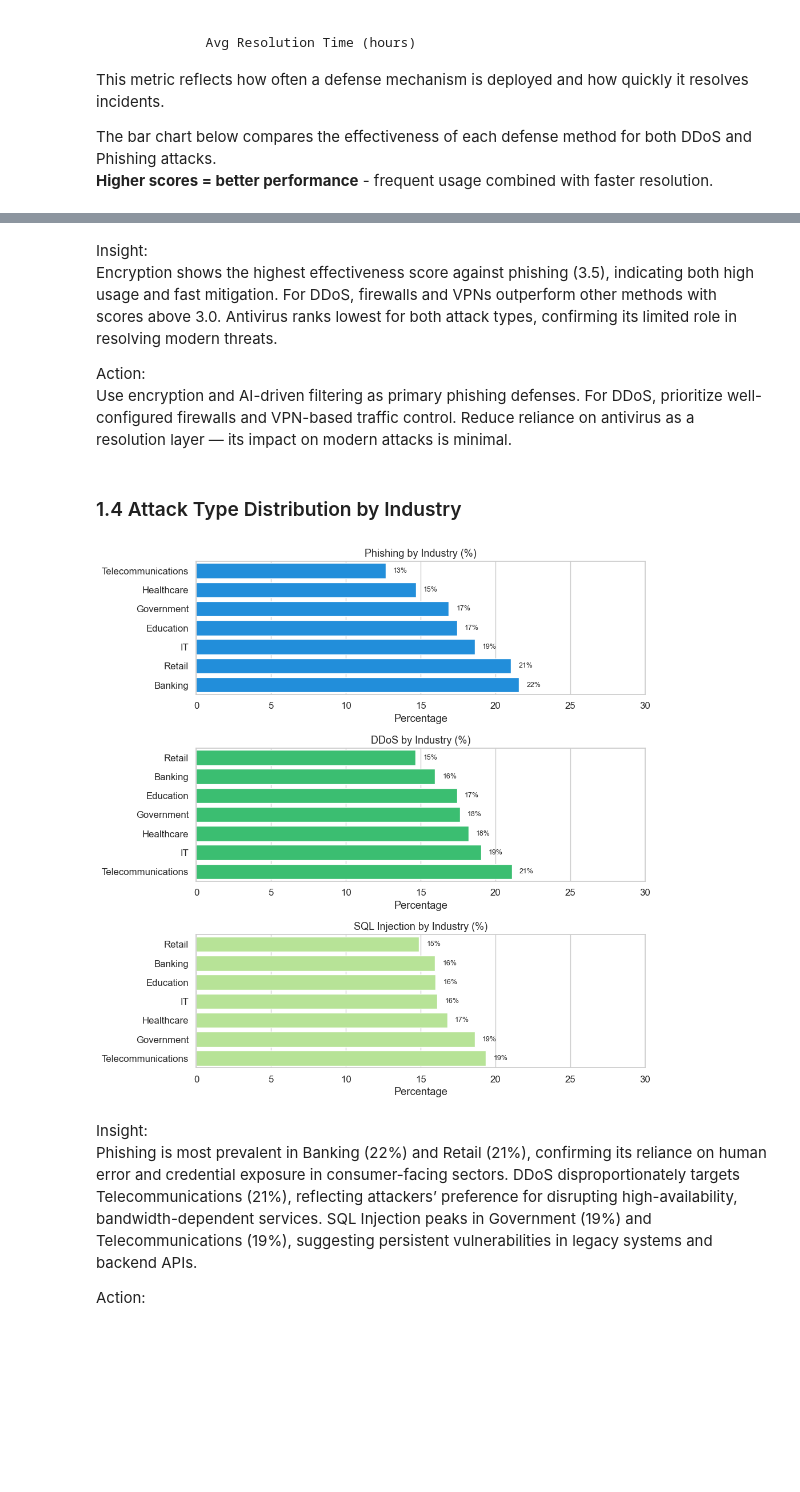
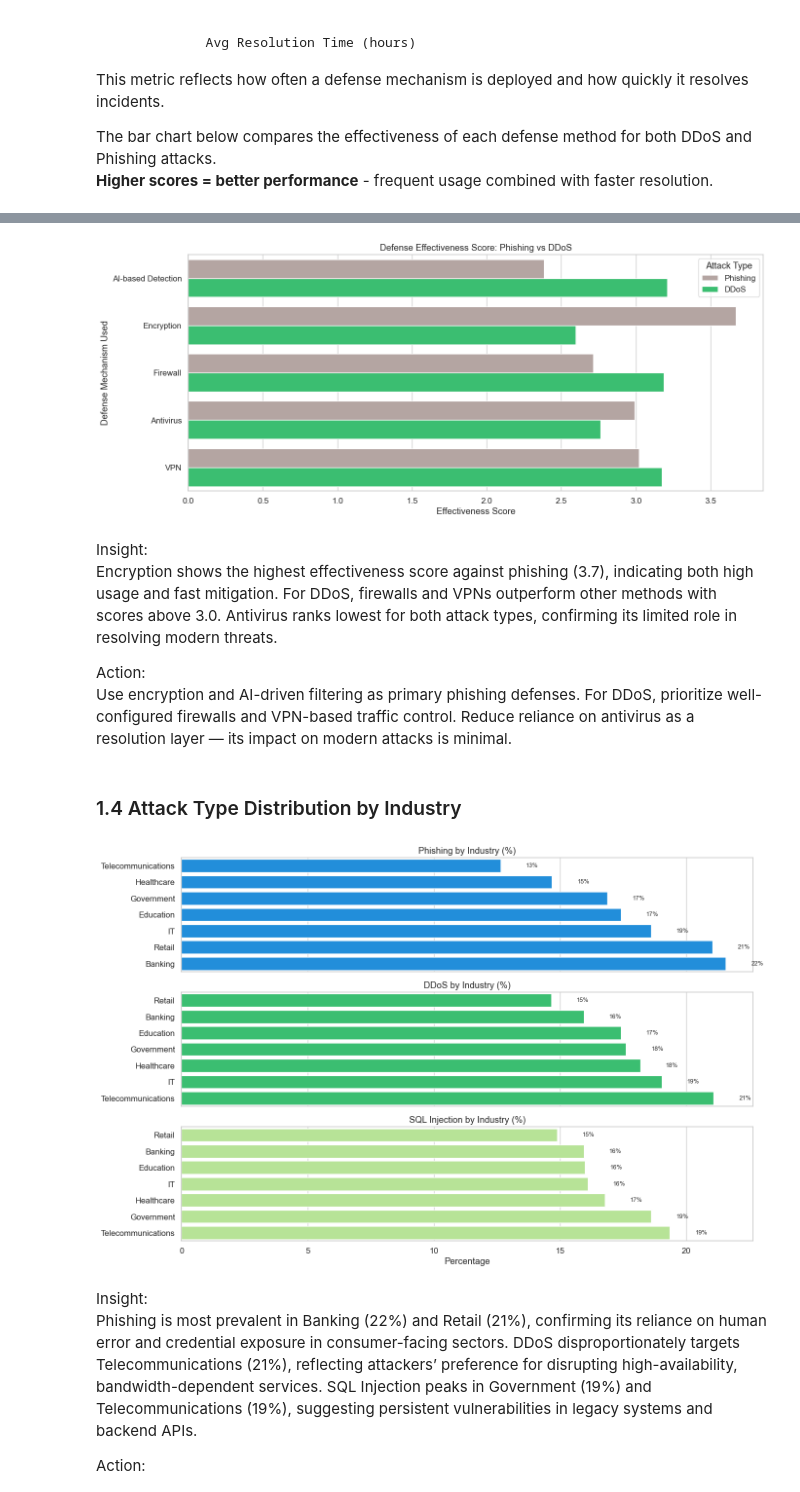
Before and after one commit to dolludaa/Global-Cybersecurity-Threats-2015-2024, a Jupyter notebook: business_analysis.ipynb, the cells around one changed output, grey strips where cells are left out. Cells and saved outputs as stored; diff of their text form; code cells hidden in the pictures; blank space fills up the shorter version.

```diff
--- a/business_analysis.ipynb
+++ b/business_analysis.ipynb
@@ -231,6 +172,21 @@ plt.show()
+# %%
+plt.figure(figsize=(14, 6))
+sns.barplot(
+    data=summary.sort_values('Effectiveness Score'),
+    x='Effectiveness Score',
+    y='Defense Mechanism Used',
+    hue='Attack Type',
+    palette=[palette[5], palette[1]]
+)
+
+plt.title('Defense Effectiveness Score: Phishing vs DDoS')
+plt.tight_layout()
+plt.show()
+# %% [output]
+[figure, added]
 # %% [markdown]
 Insight:
-Encryption shows the highest effectiveness score against phishing (3.5), indicating both high usage and fast mitigation. For DDoS, firewalls and VPNs outperform other methods with scores above 3.0. Antivirus ranks lowest for both attack types, confirming its limited role in resolving modern threats.
+Encryption shows the highest effectiveness score against phishing (3.7), indicating both high usage and fast mitigation. For DDoS, firewalls and VPNs outperform other methods with scores above 3.0. Antivirus ranks lowest for both attack types, confirming its limited role in resolving modern threats.
 
 Action:
 Use encryption and AI-driven filtering as primary phishing defenses. For DDoS, prioritize well-configured firewalls and VPN-based traffic control. Reduce reliance on antivirus as a resolution layer — its impact on modern attacks is minimal.
@@ -238,30 +194,23 @@ Use encryption and AI-driven filtering as primary phishing defenses. For DDoS, p
 ### 1.4 Attack Type Distribution by Industry
 # %%
 industry = df.groupby(['Target Industry', 'Attack Type']).size().unstack(fill_value=0)
-industry_percent = industry.div(industry.sum(axis=1), axis=0) * 100
+pct = industry.div(industry.sum(axis=1), axis=0) * 100
+focus = ['Phishing', 'DDoS', 'SQL Injection']
 
-focus_types = ['Phishing', 'DDoS', 'SQL Injection']
-
-plt.figure(figsize=(10, 10))
-
-for i, attack in enumerate(focus_types):
-    ax = plt.subplot(3, 1, i + 1)
-    data = industry_percent[attack].sort_values(ascending=True)
-
-    sns.barplot(x=data.values, y=data.index, ax=ax, color=palette[i])
-
-    for index, value in enumerate(data.values):
-        ax.text(value + 0.5, index, f'{value:.0f}%', va='center', fontsize=9)
-
-    ax.set_title(f'{attack} by Industry (%)', fontsize=13)
-    ax.set_xlim(0, max(data.max() + 5, 30))
-    ax.set_xlabel('Percentage')
-    ax.set_ylabel('')
+fig, axes = plt.subplots(3, 1, figsize=(14, 9), sharex=True)
+for i, name in enumerate(focus):
+    s = pct[name].sort_values()
+    sns.barplot(x=s.values, y=s.index, ax=axes[i], color=palette[i])
+    for j, v in enumerate(s.values):
+        axes[i].text(v + 1, j, f'{v:.0f}%', va='center', fontsize=9)
+    axes[i].set_title(f'{name} by Industry (%)')
+    axes[i].set_ylabel('')
+axes[-1].set_xlabel('Percentage')
 
 plt.tight_layout()
 plt.show()
 # %% [output]
-[figure, old version]
+[figure, new version]
 # %% [markdown]
 Insight:
 Phishing is most prevalent in Banking (22%) and Retail (21%), confirming its reliance on human error and credential exposure in consumer-facing sectors.
```
Also changed, not shown: parts of 9 cells of this notebook.
